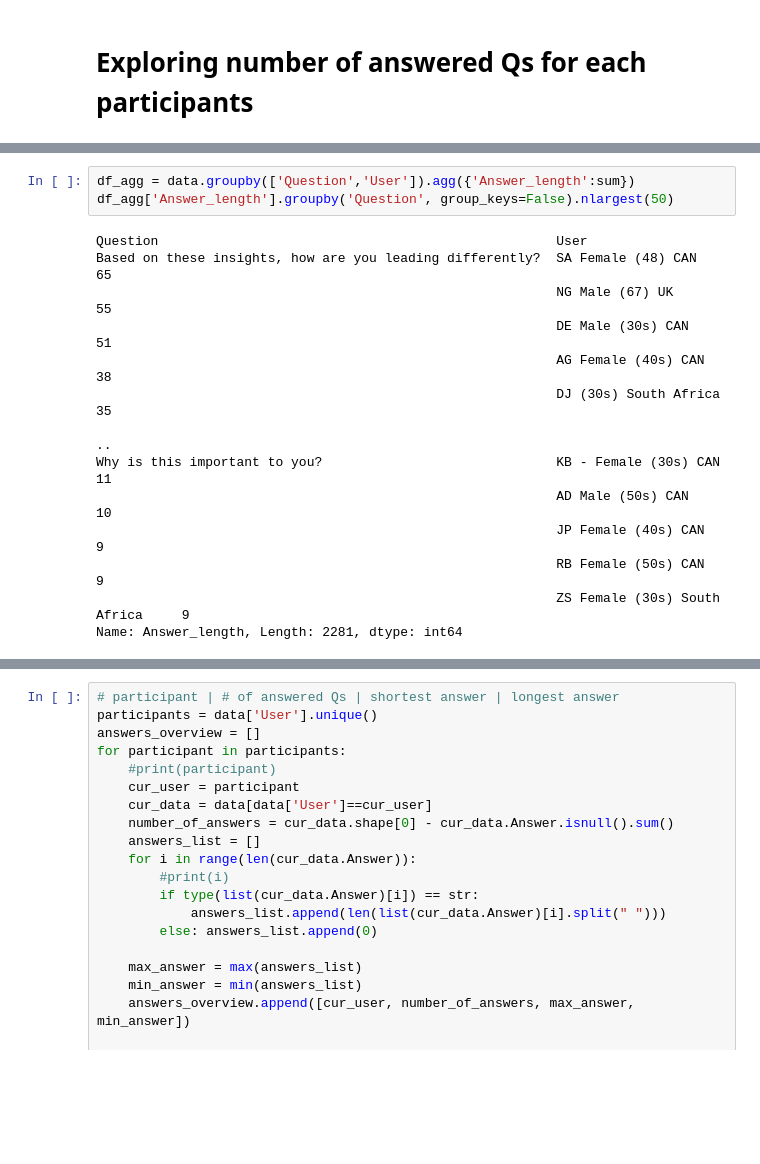
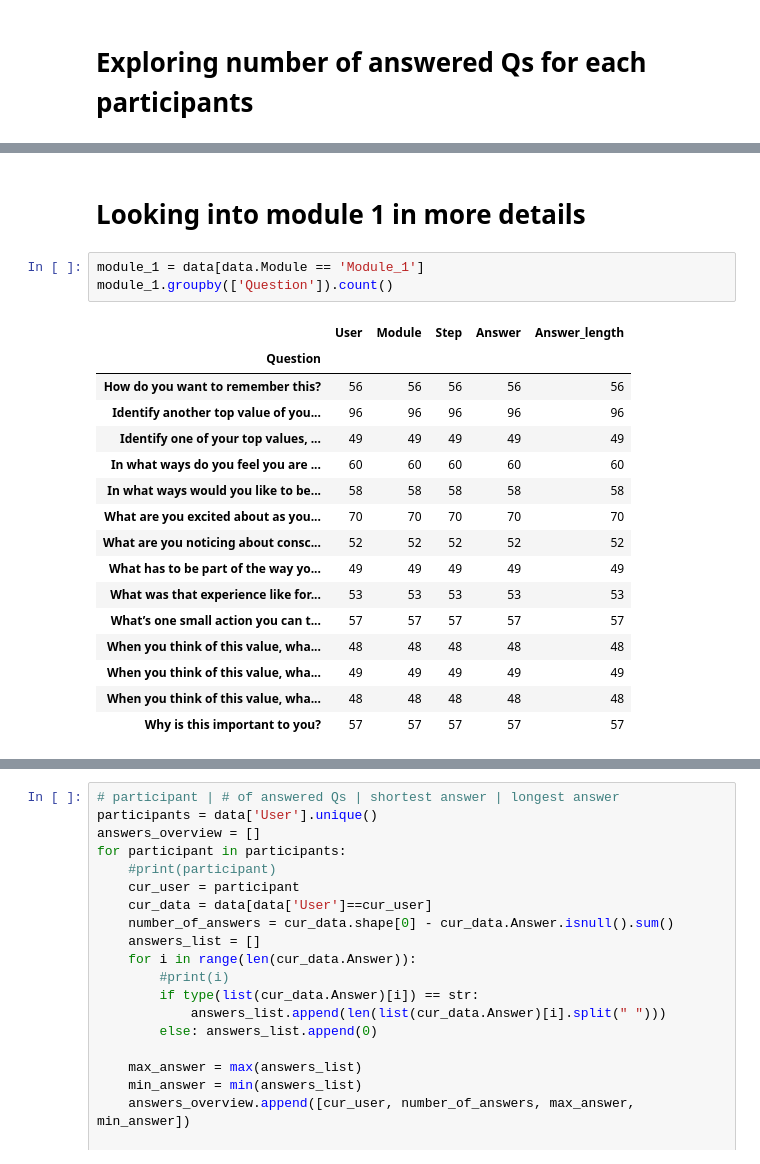
Before and after one commit to Zuza-b/ChangeDEEPly, a Jupyter notebook: notebooks/LP_cleaning_and_preprocessing.ipynb, the cells around one changed output, grey strips where cells are left out. Saved outputs shown, nothing was run; the diff lists cells and outputs as text; blank space fills up the shorter version.

```diff
--- a/notebooks/LP_cleaning_and_preprocessing.ipynb
+++ b/notebooks/LP_cleaning_and_preprocessing.ipynb
@@ -344,17 +376,22 @@ ax = sns.violinplot(x='Question', y='Answer_length', data=data, legend=False); #
-# %%
-df_agg = data.groupby(['Question','User']).agg({'Answer_length':sum})
-df_agg['Answer_length'].groupby('Question', group_keys=False).nlargest(50)
-# %% [output]
-Question                                                   User
-Based on these insights, how are you leading differently?  SA Female (48) CAN              65
-                                                           NG Male (67) UK                 55
-                                                           DE Male (30s) CAN               51
-                                                           AG Female (40s) CAN             38
-                                                           DJ (30s) South Africa           35
-                                                                                           ..
-Why is this important to you?                              KB - Female (30s) CAN           11
-                                                           AD Male (50s) CAN               10
-                                                           JP Female (40s) CAN              9
-                                                           RB Female (50s) CAN              9
-                                                           ZS Female (30s) South Africa     9
-Name: Answer_length, Length: 2281, dtype: int64
+# %% [markdown]
+# Looking into module 1 in more details
+# %%
+module_1 = data[data.Module == 'Module_1']
+module_1.groupby(['Question']).count()
+# %% [output]
+|  | User | Module | Step | Answer | Answer_length |
+| Question |  |  |  |  |  |
+| How do you want to remember this? | 56 | 56 | 56 | 56 | 56 |
+| Identify another top value of you... | 96 | 96 | 96 | 96 | 96 |
+| Identify one of your top values, ... | 49 | 49 | 49 | 49 | 49 |
+| In what ways do you feel you are ... | 60 | 60 | 60 | 60 | 60 |
+| In what ways would you like to be... | 58 | 58 | 58 | 58 | 58 |
+| What are you excited about as you... | 70 | 70 | 70 | 70 | 70 |
+| What are you noticing about consc... | 52 | 52 | 52 | 52 | 52 |
+| What has to be part of the way yo... | 49 | 49 | 49 | 49 | 49 |
+| What was that experience like for... | 53 | 53 | 53 | 53 | 53 |
+| What’s one small action you can t... | 57 | 57 | 57 | 57 | 57 |
+| When you think of this value, wha... | 48 | 48 | 48 | 48 | 48 |
+| When you think of this value, wha... | 49 | 49 | 49 | 49 | 49 |
+| When you think of this value, wha... | 48 | 48 | 48 | 48 | 48 |
+| Why is this important to you? | 57 | 57 | 57 | 57 | 57 |
```
Also changed, not shown: parts of 34 cells of this notebook.
